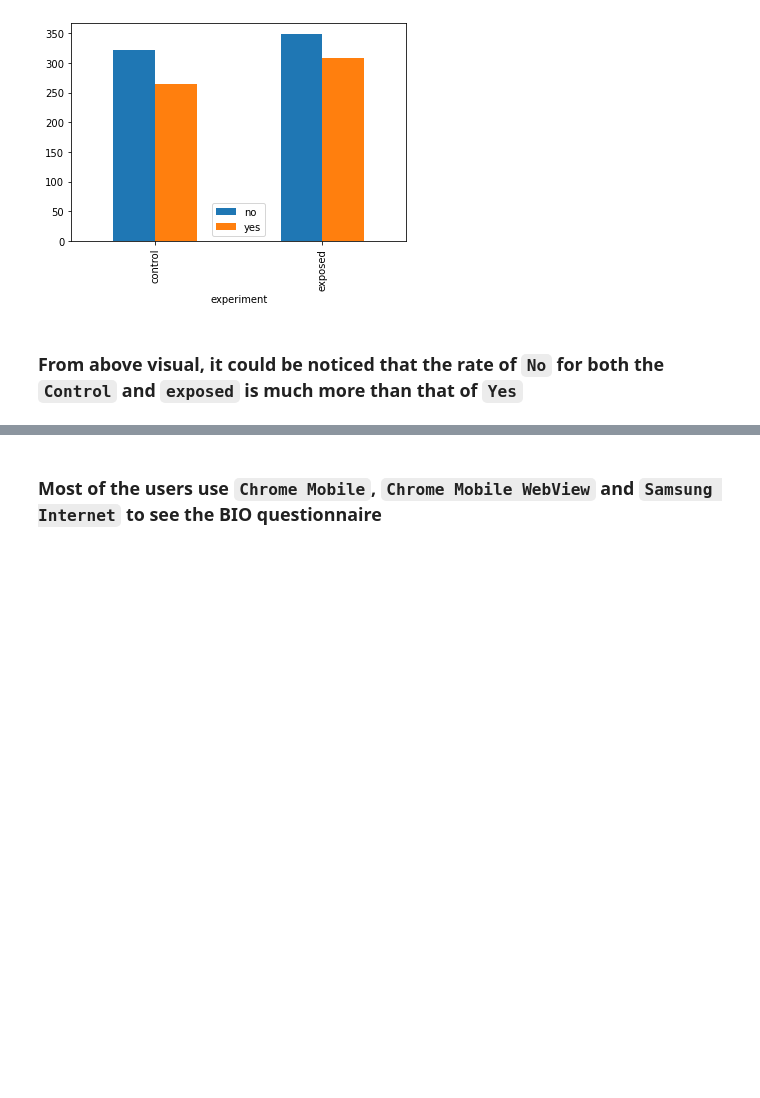
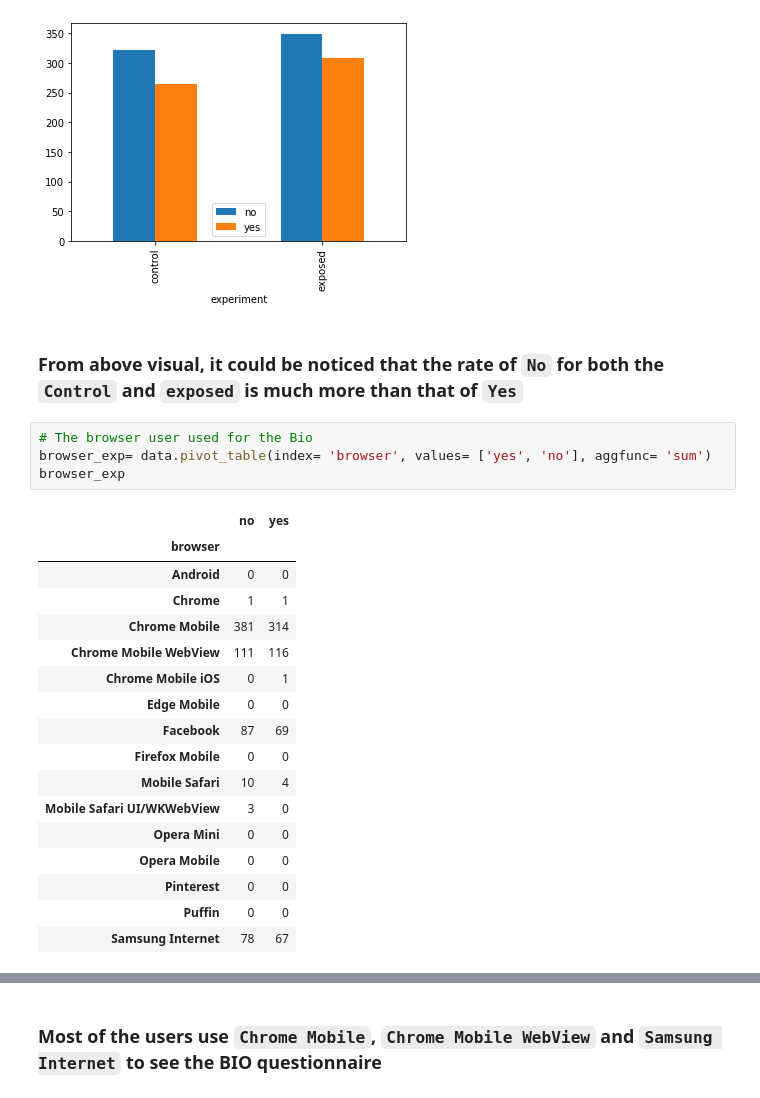
Before and after one commit to comsavvy/A-B-Hypothesis-testing, a Jupyter notebook: w4.ipynb, the cells around one changed output, grey strips where cells are left out. Drawn from its saved outputs; the diff is of its cells as text; blank space fills up the shorter version.

````diff
--- a/w4.ipynb
+++ b/w4.ipynb
@@ -111,3 +108,25 @@ cediff.iloc[:2, :].plot.bar()
 [figure]
 # %% [markdown]
 ### From above visual, it could be noticed that the rate of ```No``` for both the ```Control``` and ```exposed``` is much more than that of ```Yes```
+# %%
+# The browser user used for the Bio
+browser_exp= data.pivot_table(index= 'browser', values= ['yes', 'no'], aggfunc= 'sum')
+browser_exp
+# %% [output]
+|  | no | yes |
+| browser |  |  |
+| Android | 0 | 0 |
+| Chrome | 1 | 1 |
+| Chrome Mobile | 381 | 314 |
+| Chrome Mobile WebView | 111 | 116 |
+| Chrome Mobile iOS | 0 | 1 |
+| Edge Mobile | 0 | 0 |
+| Facebook | 87 | 69 |
+| Firefox Mobile | 0 | 0 |
+| Mobile Safari | 10 | 4 |
+| Mobile Safari UI/WKWebView | 3 | 0 |
+| Opera Mini | 0 | 0 |
+| Opera Mobile | 0 | 0 |
+| Pinterest | 0 | 0 |
+| Puffin | 0 | 0 |
+| Samsung Internet | 78 | 67 |
````
Also changed, not shown: parts of 5 cells of this notebook.
